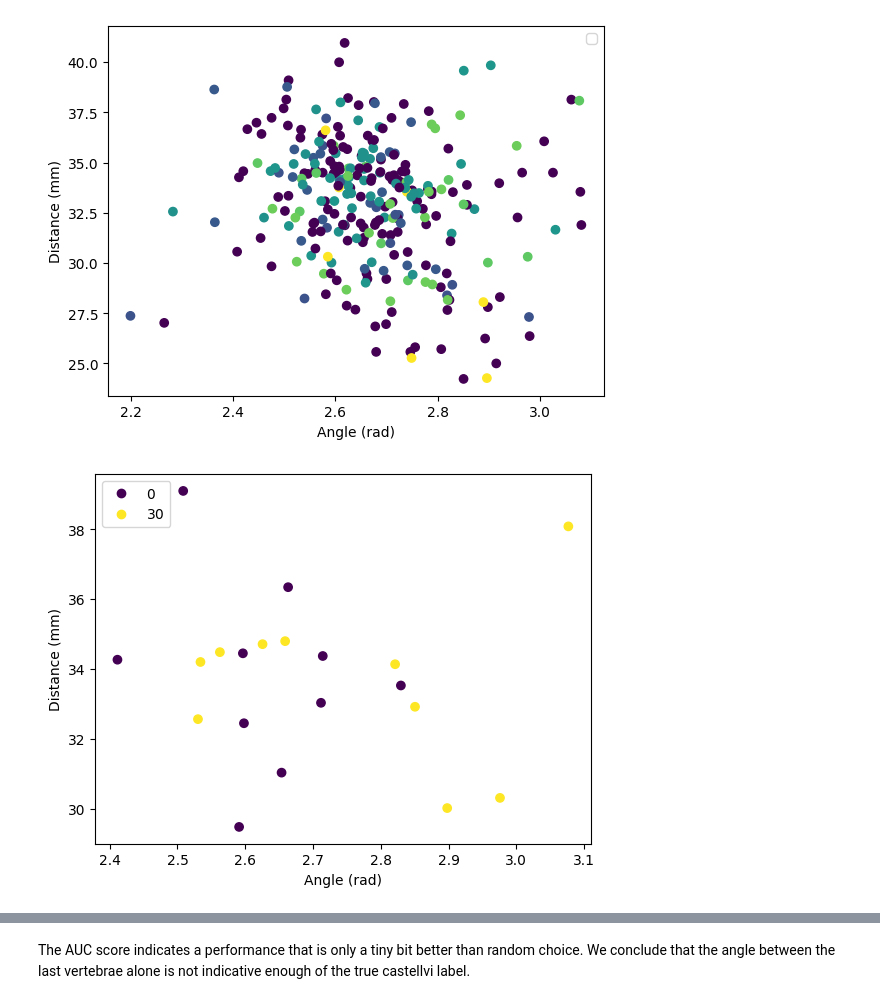
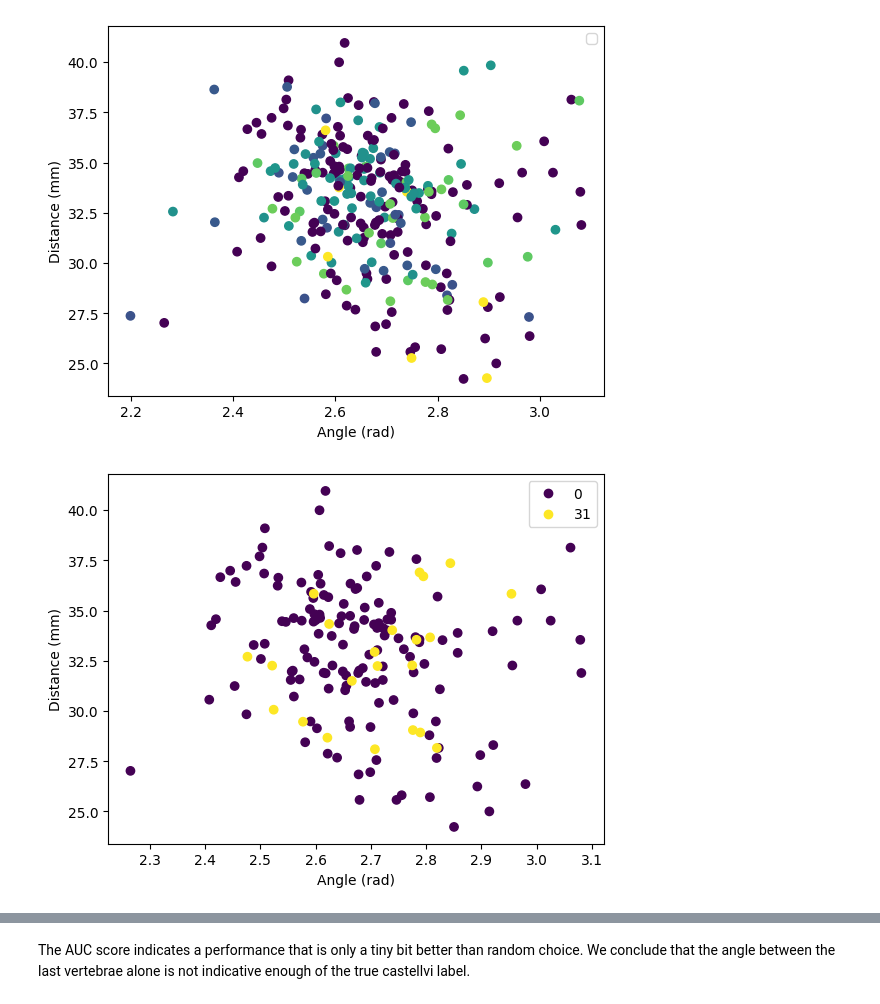
Before and after one commit to ardamamur/3D-Castellvi-Prediction, a Jupyter notebook: notebooks/spine_angles.ipynb, the cells around one changed output, grey strips where cells are left out. Saved outputs shown, nothing was run; the diff lists cells and outputs as text; code cells hidden in the pictures.

```diff
--- a/notebooks/spine_angles.ipynb
+++ b/notebooks/spine_angles.ipynb
@@ -98,6 +103,7 @@ angles = []
 labels = []
 records = []
 distances = []
+max_ders = []
 
 castellvi_encoding = {
     '0': 0,
@@ -124,18 +130,11 @@ for record in processor.verse_records:
                 continue
             angles.append(angle)
             distances.append(dist)
+            max_ders.append(calculate_max_der(ctd))
             labels.append(castellvi_encoding[record['castellvi']])
             records.append(record)
         except:
             print("Error in record: ", record['subject'])
-
-#Sort arrays by angle
-angles = np.asarray(angles)
-angle_sort_idx = np.argsort(angles)
-
-#Sort arrays by distance
-distances = np.asarray(distances)
-dist_sort_idx = np.argsort(distances)
 # %% [output]
 Error in record:  verse034
 Error in record:  verse116
@@ -144,24 +143,6 @@ Error in record:  verse116
 print("Count of each label: ", np.unique(labels, return_counts=True))
 # %% [output]
 Count of each label:  (array([ 0, 10, 11, 20, 21, 30, 31, 40]), array([143,  15,  21,  34,  26,  13,  22,   7]))
-# %%
-# Discard random 0 labels to balance dataset
-
-# Get indices of 0 labels
-zero_idx = np.where(np.asarray(labels) == 0)[0]
-# Get indices of 1 labels
-one_idx = np.where(np.asarray(labels) == 1)[0]
-
-# Get random indices of 0 labels
-random_zero_idx = np.random.choice(zero_idx, len(one_idx), replace=False)
-
-# Concatenate indices
-idx = np.concatenate((random_zero_idx, one_idx))
-
-angles = angles[idx]
-labels = [labels[i] for i in idx]
-records = [records[i] for i in idx]
-distances = distances[idx]
 # %%
 # Print count of each label
 print("Count of each label: ", np.unique(labels, return_counts=True))
@@ -188,25 +169,25 @@ plt.show()
 # %% [output]
 No artists with labels found to put in legend.  Note that artists whose label start with an underscore are ignored when legend() is called with no argument.
 [figure]
-# %%
-#Select k random records with label 0 and 20 random records with label 31
-k = 10
-zero_idx = np.where(np.asarray(labels) == 0)[0]
-one_idx = np.where(np.asarray(labels) == 30)[0]
-
-random_zero_idx = np.random.choice(zero_idx, k, replace=False)
-random_one_idx = np.random.choice(one_idx, k, replace=False)
-
-random_idx = np.concatenate((random_zero_idx, random_one_idx))
-
-#Plot angle-distance as scatter plot colored by label with legend for color coding
-scatter = plt.scatter(angles[random_idx], distances[random_idx], c=[labels[i] for i in random_idx])
-plt.xlabel("Angle (rad)")
-plt.ylabel("Distance (mm)")
-plt.legend(*scatter.legend_elements())
-plt.show()
-# %% [output]
-[figure, removed]
+# %%
+#Plot angle-distance as scatter plot colored by label with legend for color coding
+labels = np.asarray(labels)
+angles = np.asarray(angles)
+distances = np.asarray(distances)
+max_ders = np.asarray(max_ders)
+
+idx_0 = np.where(labels == 0)
+idx_31 = np.where(labels == 31)
+
+idx = np.concatenate((idx_0[0], idx_31[0]))
+
+scatter = plt.scatter(angles[idx], distances[idx], c=labels[idx])
+plt.xlabel("Angle (rad)")
+plt.ylabel("Distance (mm)")
+plt.legend(*scatter.legend_elements())
+plt.show()
+# %% [output]
+[figure, added]
 # %%
 #fit two-dimensional logistic regression
 from sklearn.linear_model import LogisticRegression
```
Also changed, not shown: parts of 8 cells of this notebook.
